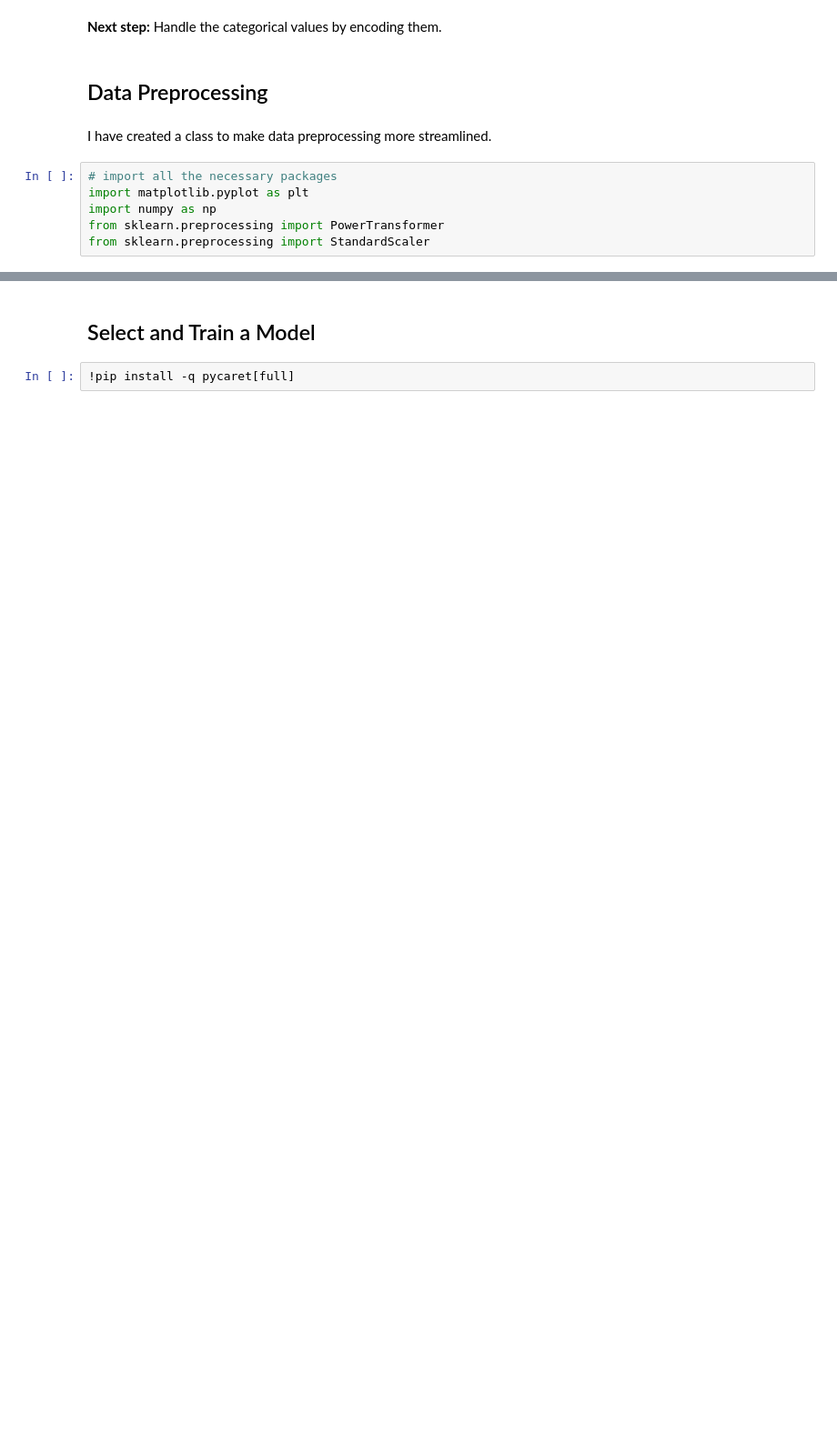
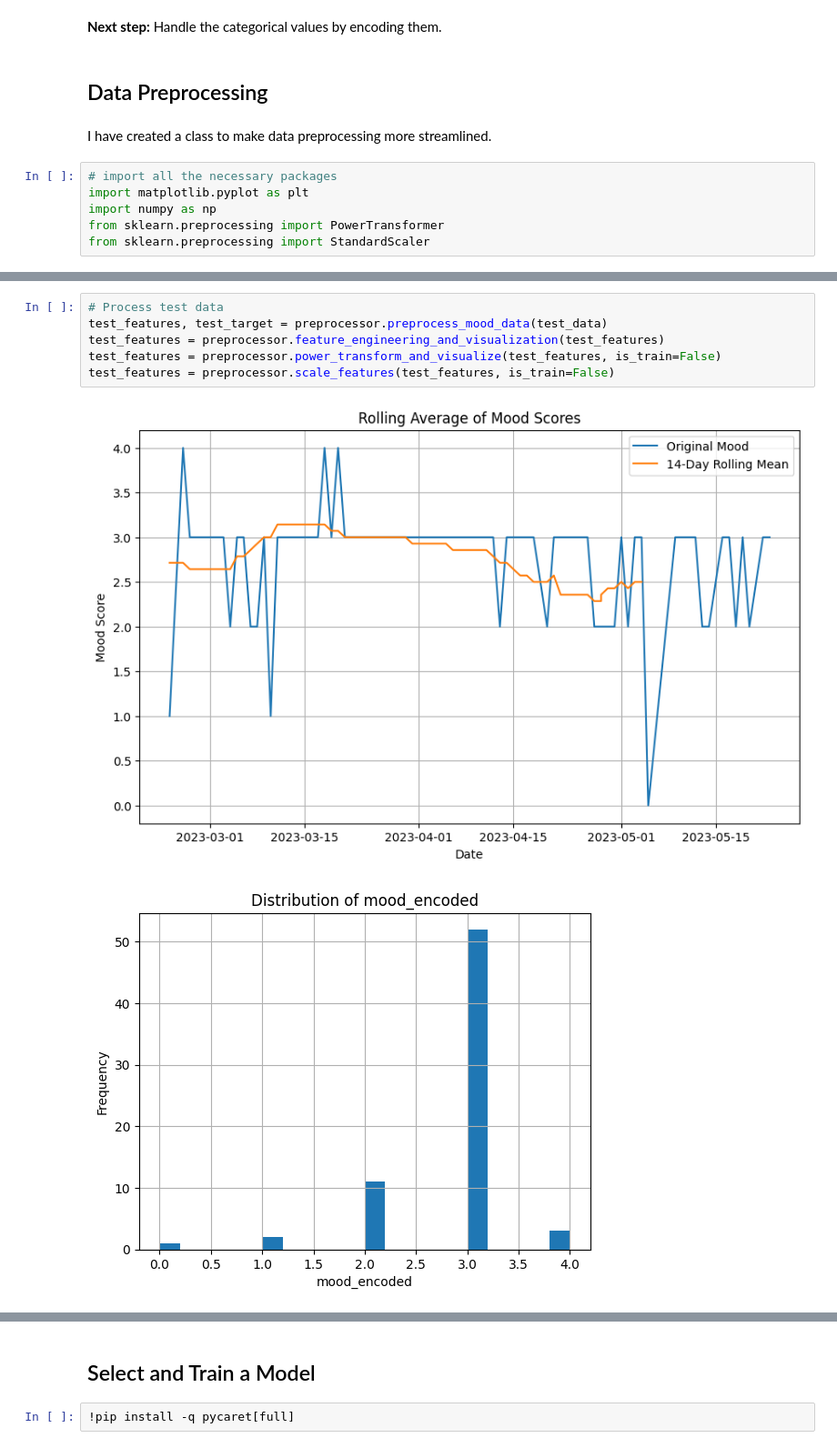
Before and after one commit to samservo09/mood-trend, a Jupyter notebook: mood_trend.ipynb, the cells around one changed output, grey strips where cells are left out. Shown at 91% size. Saved outputs shown, nothing was run; the diff lists cells and outputs as text; blank space fills up the shorter version.

```diff
--- a/mood_trend.ipynb
+++ b/mood_trend.ipynb
@@ -440,0 +463,9 @@ class DataPreprocessor:
+# %%
+# Process test data
+test_features, test_target = preprocessor.preprocess_mood_data(test_data)
+test_features = preprocessor.feature_engineering_and_visualization(test_features)
+test_features = preprocessor.power_transform_and_visualize(test_features, is_train=False)
+test_features = preprocessor.scale_features(test_features, is_train=False)
+# %% [output]
+[figure, added]
+[figure, added]
```
Also changed, not shown: parts of 13 cells of this notebook.
